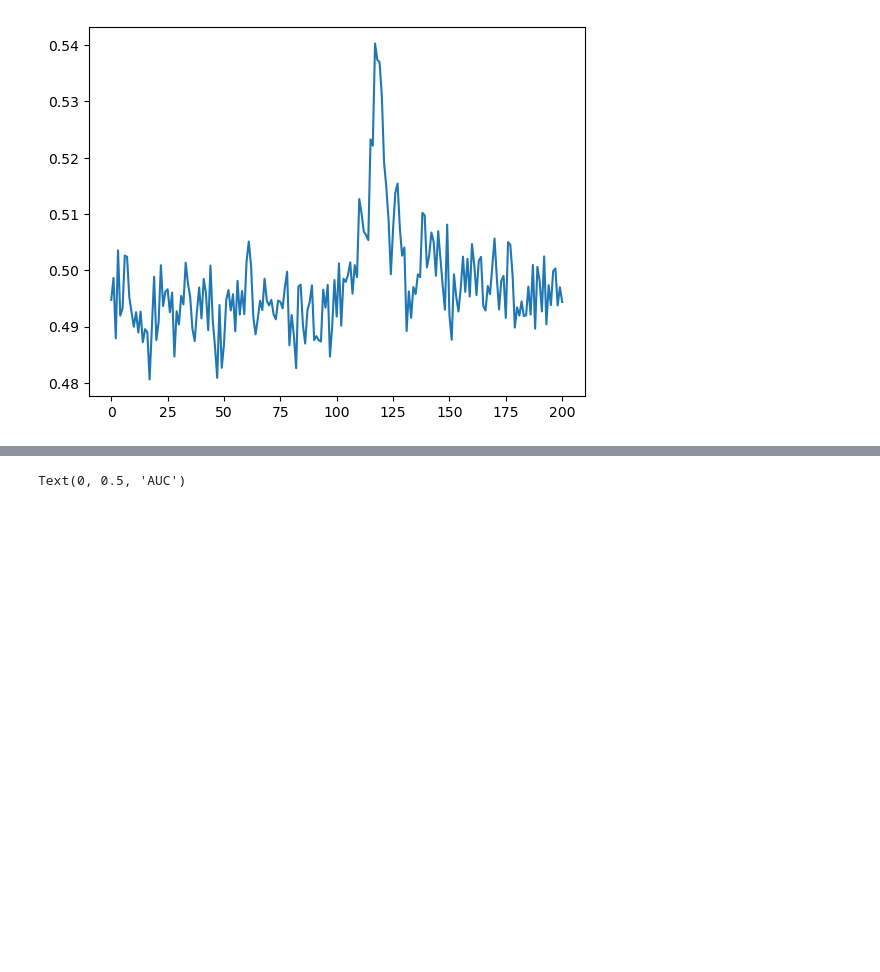
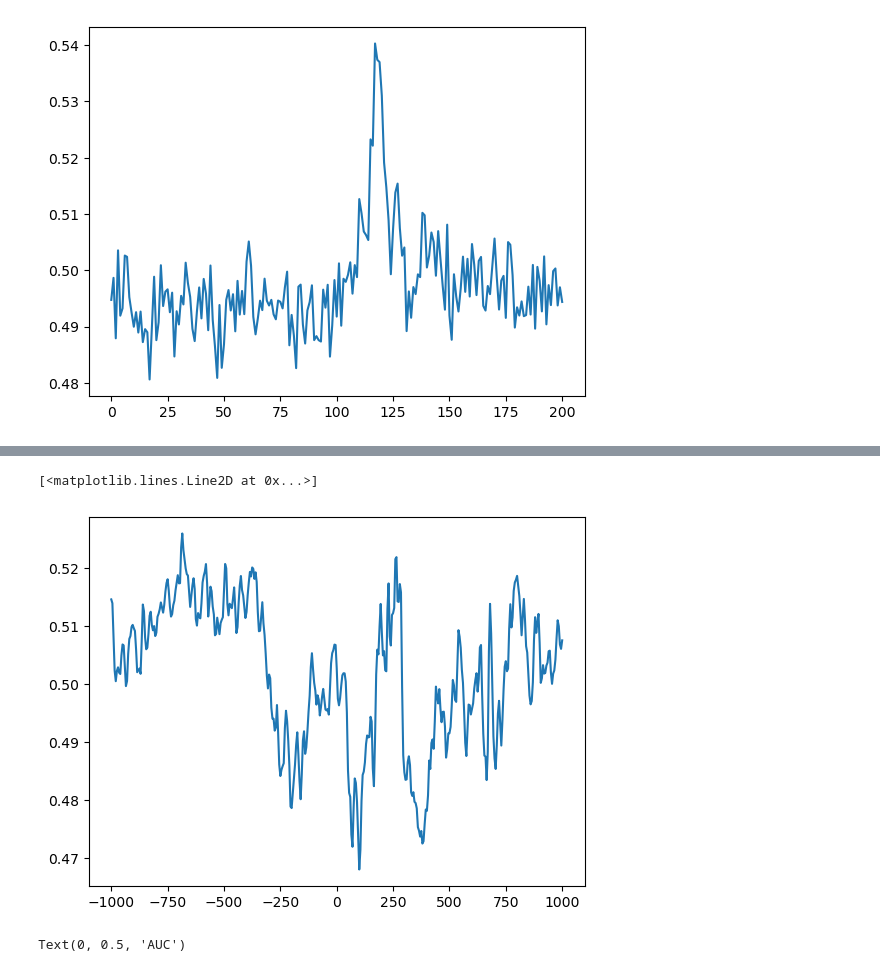
Before and after one commit to isaackrementsov/glysn-meg-analysis, a Jupyter notebook: meg_analysis_streamlined_stories.ipynb, the cells around one changed output, grey strips where cells are left out. Drawn from its saved outputs; the diff is of its cells as text; code cells hidden in the pictures; blank space fills up the shorter version.

```diff
--- a/meg_analysis_streamlined_stories.ipynb
+++ b/meg_analysis_streamlined_stories.ipynb
@@ -359,3 +380,8 @@ se_sub_scores, se_times = time_proc(test_get_scores_se, trials=1)
+# %%
+plt.plot(t, sub_scores["NOUN"])
+# %% [output]
+[<matplotlib.lines.Line2D at 0x...>]
+[figure, added]
 # %%
 def test_get_scores_std():
     try:
```
Also changed, not shown: parts of 4 cells of this notebook, 3 other files.
